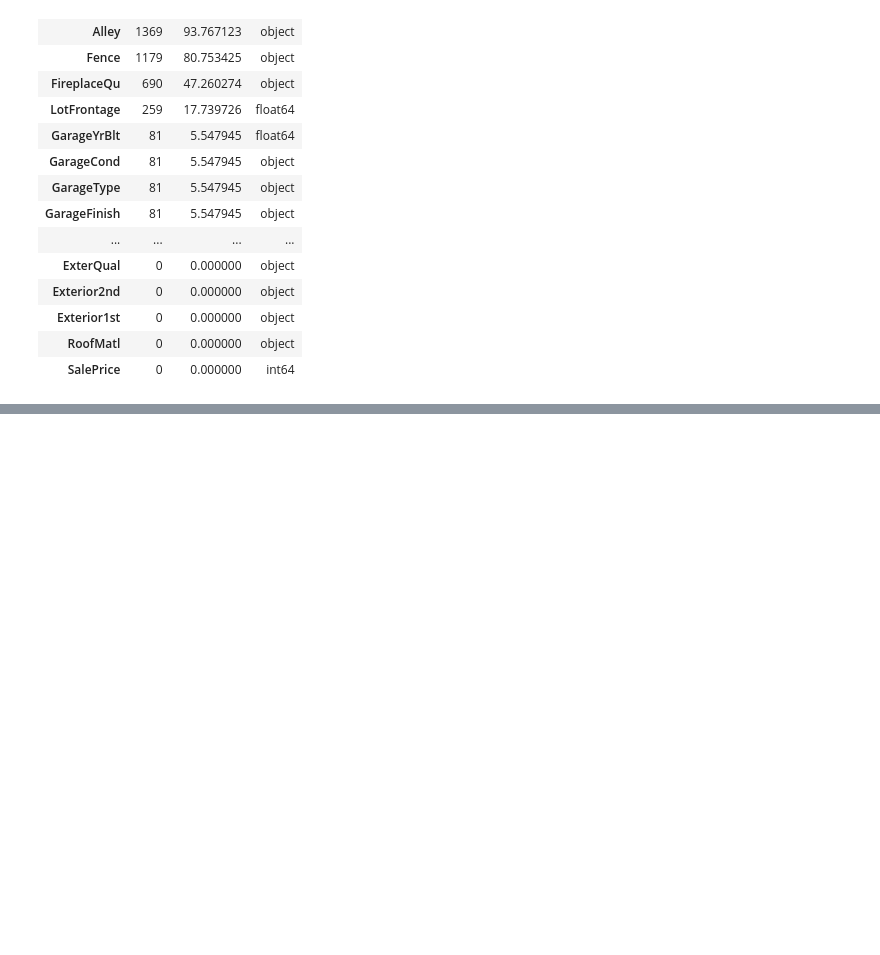
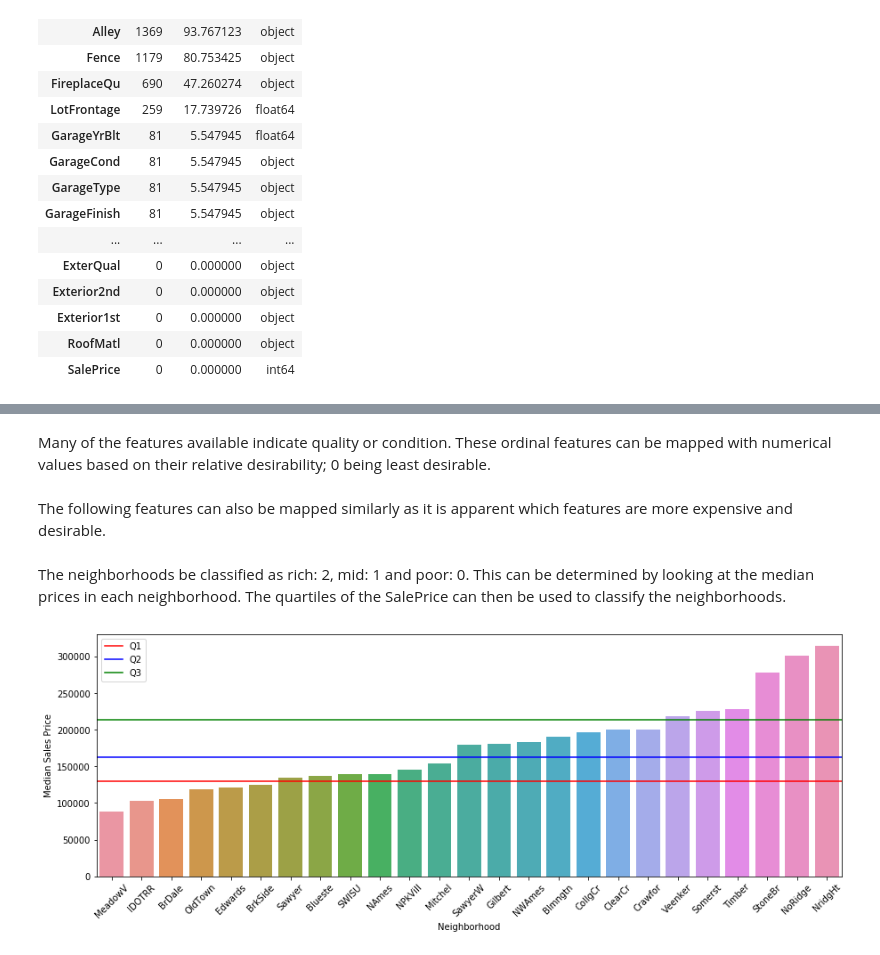
Before and after one commit to mjahidulalam/HousePricing, a Jupyter notebook: House Pricing.ipynb, the cells around one changed output, grey strips where cells are left out. Saved outputs shown, nothing was run; the diff lists cells and outputs as text; code cells hidden in the pictures; blank space fills up the shorter version.

```diff
--- a/House Pricing.ipynb
+++ b/House Pricing.ipynb
@@ -153,0 +173,2 @@ for feature in discrete_features:
+# %%
+df_train['Electrical'].fillna(df_train['Electrical'].mode()[0], inplace=True)
@@ -153,0 +177,2 @@ for feature in discrete_features:
+# %%
+df_train['LotFrontage'].fillna(df_train['LotFrontage'].median(), inplace=True)
@@ -153,0 +187,48 @@ for feature in discrete_features:
+# %% [markdown]
+Many of the features available indicate quality or condition. These ordinal features can be mapped with numerical values based on their relative desirability; 0 being least desirable.
+# %%
+df_train['PoolQC'] = df_train['PoolQC'].map({"None":0, 'Po':1, 'Fa':2, 'TA':3, 'Gd':4, 'Ex':5})
+df_train['GarageCond'] = df_train['GarageCond'].map({"None":0, 'Po':1, 'Fa':2, 'TA':3, 'Gd':4, 'Ex':5})
+df_train['GarageFinish'] = df_train['GarageFinish'].map({"None":0, 'Unf':1, 'RFn':2, 'Fin':3})
+df_train['FireplaceQu'] = df_train['FireplaceQu'].map({"None":0, 'Po':1, 'Fa':2, 'TA':3, 'Gd':4, 'Ex':5})
+df_train['GarageQual'] = df_train['GarageQual'].map({"None":0, 'Po':1, 'Fa':2, 'TA':3, 'Gd':4, 'Ex':5})
+df_train['BsmtExposure'] = df_train['BsmtExposure'].map({"None":0, 'No':1, 'Mn':2, 'Av':3, 'Gd':4})
+df_train['BsmtFinType1'] = df_train['BsmtFinType1'].map({"None":0, 'Unf':1, 'LwQ':2, 'Rec':3, 'BLQ':4, 'ALQ':5, 'GLQ':6})
+df_train['BsmtFinType2'] = df_train['BsmtFinType2'].map({"None":0, 'Unf':1, 'LwQ':2, 'Rec':3, 'BLQ':4, 'ALQ':5, 'GLQ':6})
+df_train['BsmtQual'] = df_train['BsmtQual'].map({"None":0, 'Po':1, 'Fa':2, 'TA':3, 'Gd':4, 'Ex':5})
+df_train['BsmtCond'] = df_train['BsmtCond'].map({"None":0, 'Po':1, 'Fa':2, 'TA':3, 'Gd':4, 'Ex':5})
+df_train['ExterQual'] = df_train['ExterQual'].map({"None":0, 'Po':1, 'Fa':2, 'TA':3, 'Gd':4, 'Ex':5})
+df_train['ExterCond'] = df_train['ExterCond'].map({"None":0, 'Po':1, 'Fa':2, 'TA':3, 'Gd':4, 'Ex':5})
+df_train['HeatingQC'] = df_train['HeatingQC'].map({"None":0, 'Po':1, 'Fa':2, 'TA':3, 'Gd':4, 'Ex':5})
+df_train['KitchenQual'] = df_train['KitchenQual'].map({"None":0, 'Po':1, 'Fa':2, 'TA':3, 'Gd':4, 'Ex':5})
+# %% [markdown]
+The following features can also be mapped similarly as it is apparent which features are more expensive and desirable.
+# %%
+df_train['Alley'] = df_train['Alley'].map({"None":0, "Grvl":1, 'Pave':2})
+df_train['Street'] = df_train['Street'].map({"Grvl":0, 'Pave':1})
+df_train['CentralAir'] = df_train['CentralAir'].map({"N":0, 'Y':1})
+df_train['PavedDrive'] = df_train['PavedDrive'].map({"N":0, 'P':1, 'Y':2})
+df_train['LandSlope'] = df_train['LandSlope'].map({"Sev":0, 'Mod':1, 'Gtl':2})
+# %% [markdown]
+The neighborhoods be classified as rich: 2, mid: 1 and poor: 0. This can be determined by looking at the median prices in each neighborhood. The quartiles of the SalePrice can then be used to classify the neighborhoods.
+# %%
+median_prices = df_train.groupby('Neighborhood')['SalePrice'].median().sort_values(ascending=True)
+neighborhoods = median_prices.index
+
+Q1 = df_train['SalePrice'].describe()['25%']
+Q2 = df_train['SalePrice'].describe()['50%']
+Q3 = df_train['SalePrice'].describe()['75%']
+
+plt.figure(figsize=[15,5])
+ax = sns.barplot(y = median_prices, x = neighborhoods)
+plt.xticks(rotation=45)
+plt.xlabel('Neighborhood')
+plt.ylabel('Median Sales Price')
+plt.axhline(y=Q1, color='r', linestyle='-', label='Q1')
+plt.axhline(y=Q2, color='b', linestyle='-', label='Q2')
+plt.axhline(y=Q3, color='g', linestyle='-', label='Q3')
+plt.legend()
+
+plt.show()
+# %% [output]
+[figure, added]
```
Also changed, not shown: parts of 83 cells of this notebook.
